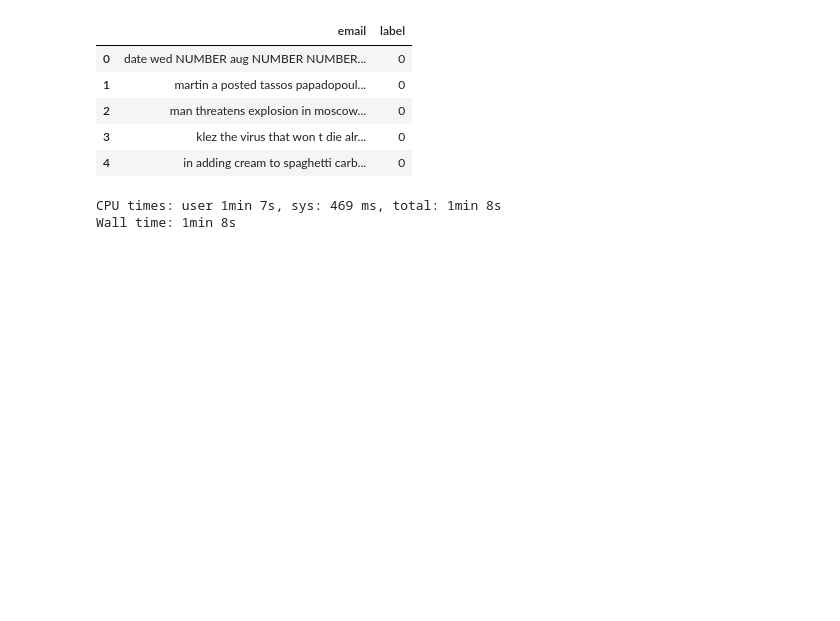
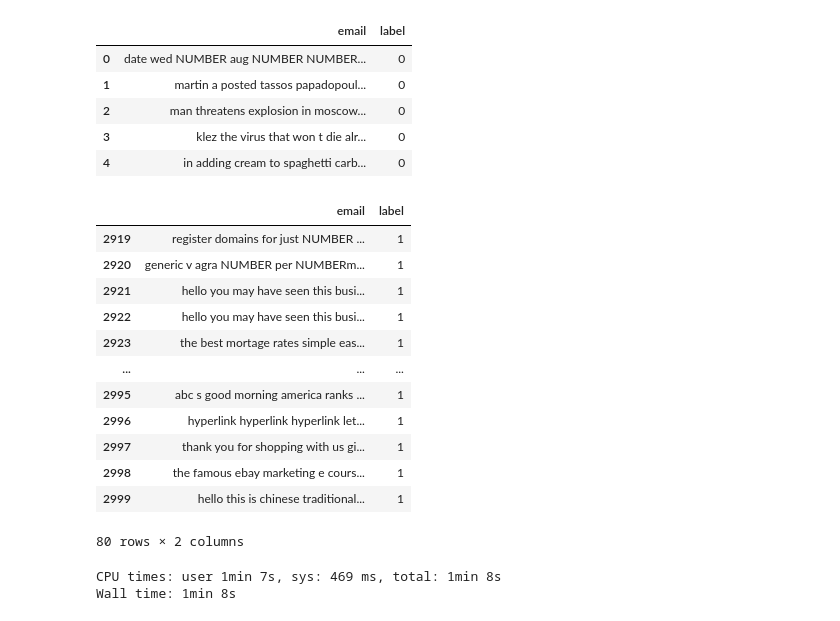
Before and after one commit to TohaRhymes/nlp_2023fall, a Jupyter notebook: notebooks/hw_4.ipynb, the cells around one changed output. Saved outputs shown, nothing was run; the diff lists cells and outputs as text; code cells hidden in the pictures; blank space fills up the shorter version.

```diff
--- a/notebooks/hw_4.ipynb
+++ b/notebooks/hw_4.ipynb
@@ -108,6 +108,22 @@ Name: count, dtype: int64
 | 2 | man threatens explosion in moscow... | 0 |
 | 3 | klez the virus that won t die alr... | 0 |
 | 4 | in adding cream to spaghetti carb... | 0 |
+# %%
+data.tail(80)
+# %% [output]
+|  | email | label |
+| 2919 | register domains for just NUMBER ... | 1 |
+| 2920 | generic v agra NUMBER per NUMBERm... | 1 |
+| 2921 | hello you may have seen this busi... | 1 |
+| 2922 | hello you may have seen this busi... | 1 |
+| 2923 | the best mortage rates simple eas... | 1 |
+| ... | ... | ... |
+| 2995 | abc s good morning america ranks ... | 1 |
+| 2996 | hyperlink hyperlink hyperlink let... | 1 |
+| 2997 | thank you for shopping with us gi... | 1 |
+| 2998 | the famous ebay marketing e cours... | 1 |
+| 2999 | hello this is chinese traditional... | 1 |
+80 rows × 2 columns
 # %%
 %%time
 data['email_tokenized'] = data['email'].apply(tokenize_clean)
```
Also changed, not shown: 4 other files.
